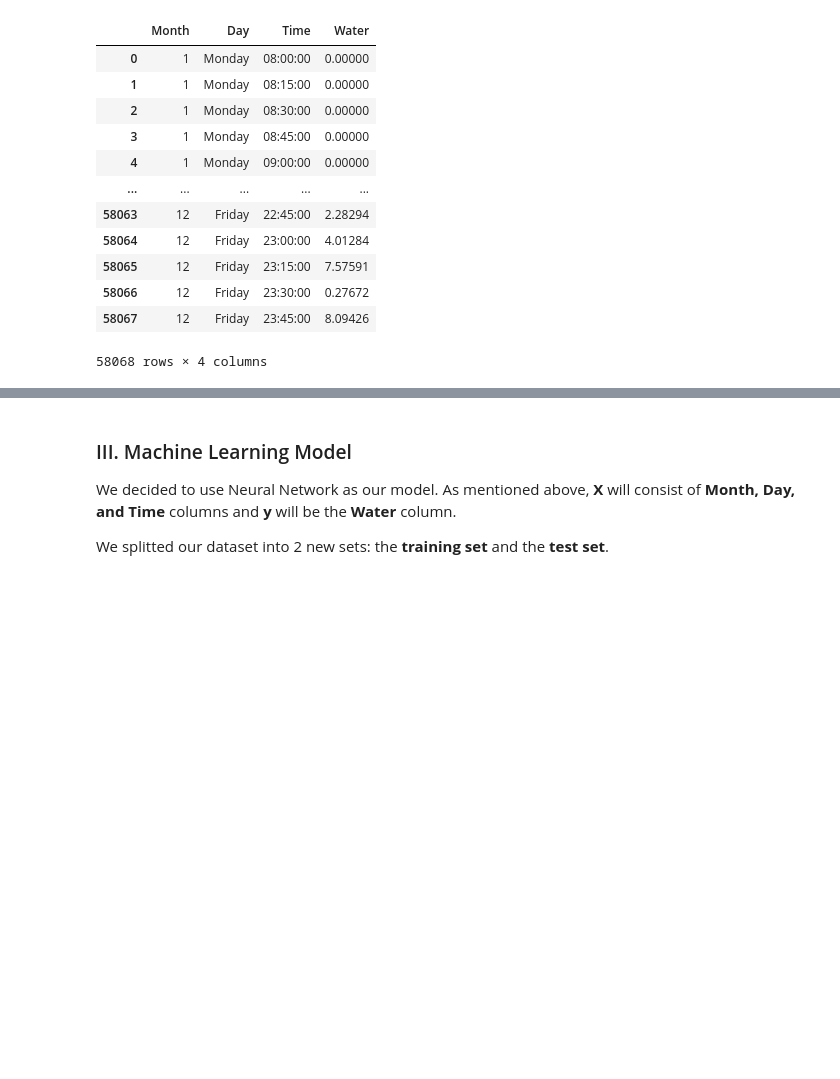
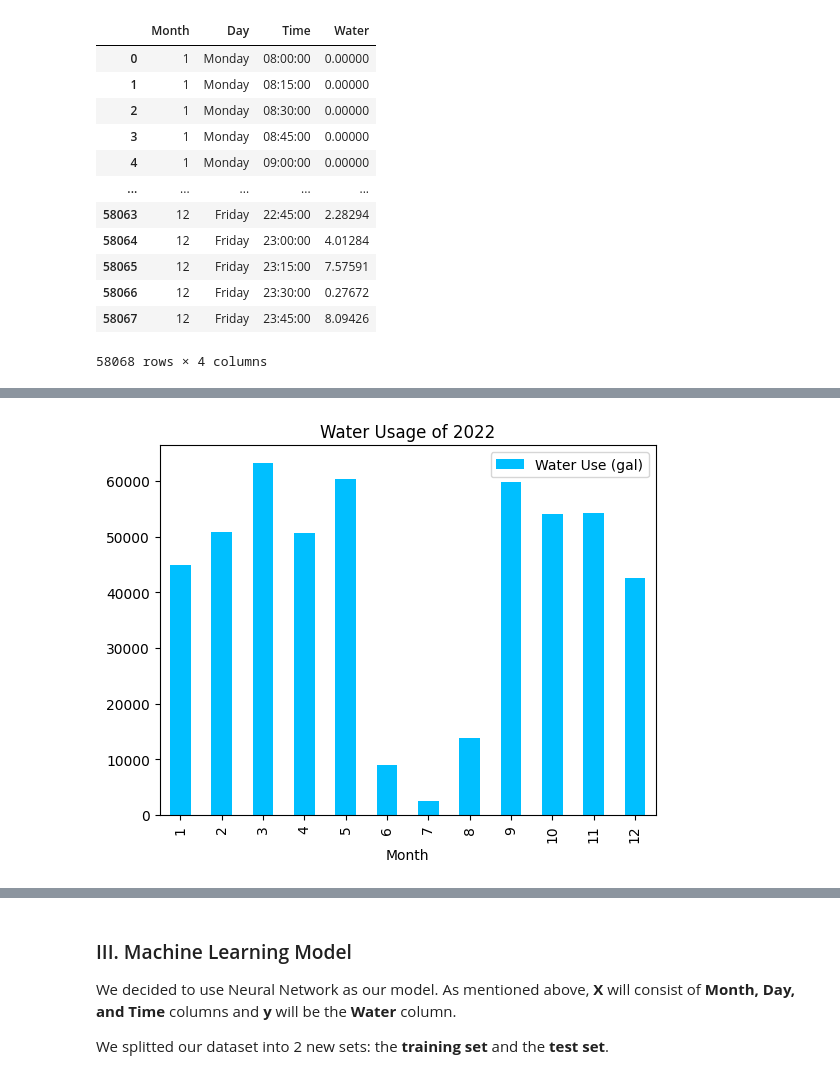
Before and after one commit to tnguyen2907/noah-water-use_ds, a Jupyter notebook: shower.ipynb, the cells around one changed output, grey strips where cells are left out. Drawn from its saved outputs; the diff is of its cells as text; code cells hidden in the pictures; blank space fills up the shorter version.

```diff
--- a/shower.ipynb
+++ b/shower.ipynb
@@ -102,0 +223,6 @@ df_train      #Final dataset
+# %%
+df_2022_rec.plot(kind = 'bar', x = 'Month', y = 'Water Use (gal)', color = 'deepskyblue')
+plt.title('Water Usage of 2022')
+plt.show()
+# %% [output]
+[figure, added]
```
Also changed, not shown: parts of 39 cells of this notebook.
